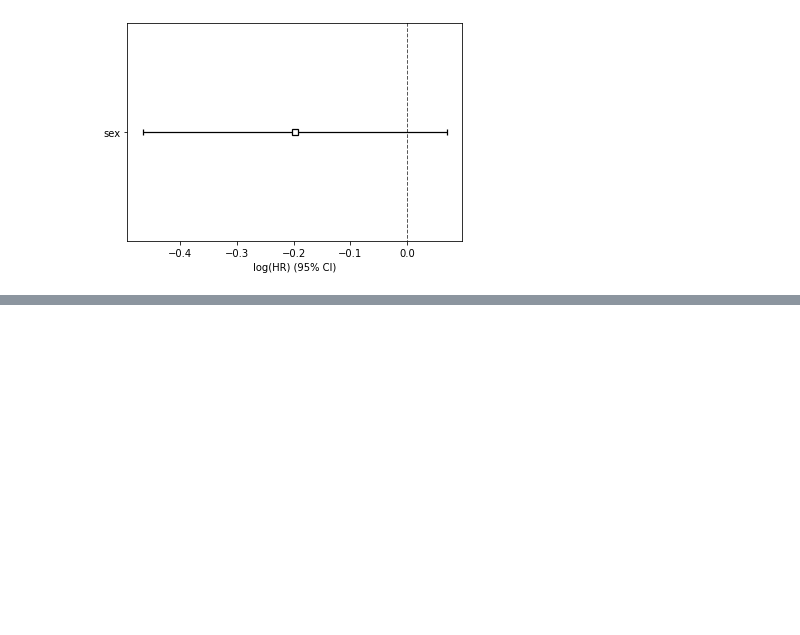
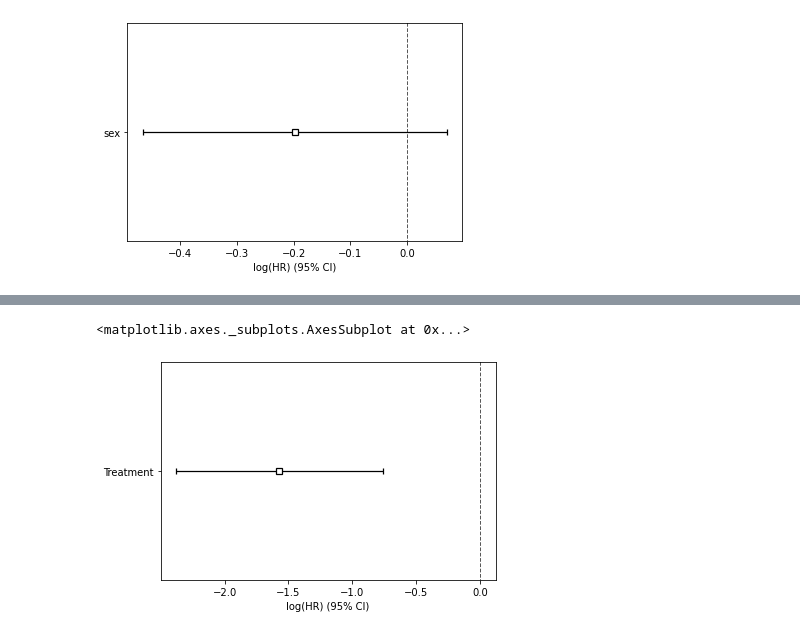
Before and after one commit to munenobuk/sample-ripo, a Jupyter notebook: Pythonで生物統計学2.ipynb, the cells around one changed output, grey strips where cells are left out. Cells and saved outputs as stored; diff of their text form; code cells hidden in the pictures; blank space fills up the shorter version.

```diff
--- a/Pythonで生物統計学2.ipynb
+++ b/Pythonで生物統計学2.ipynb
@@ -655,0 +791,2 @@ cph.plot()
+# %%
+data.columns = ['Treatment', 'Time', 'Censor']
@@ -655,0 +882,2 @@ cph.plot()
+# %%
+cph = CoxPHFitter()
@@ -655,0 +905,2 @@ cph.plot()
+# %%
+cph.fit(data, duration_col='Time',  event_col='Censor')
@@ -655,0 +926,5 @@ cph.plot()
+# %%
+cph.plot()
+# %% [output]
+<matplotlib.axes._subplots.AxesSubplot at 0x...>
+[figure, added]
```
Also changed, not shown: parts of 42 cells of this notebook.
